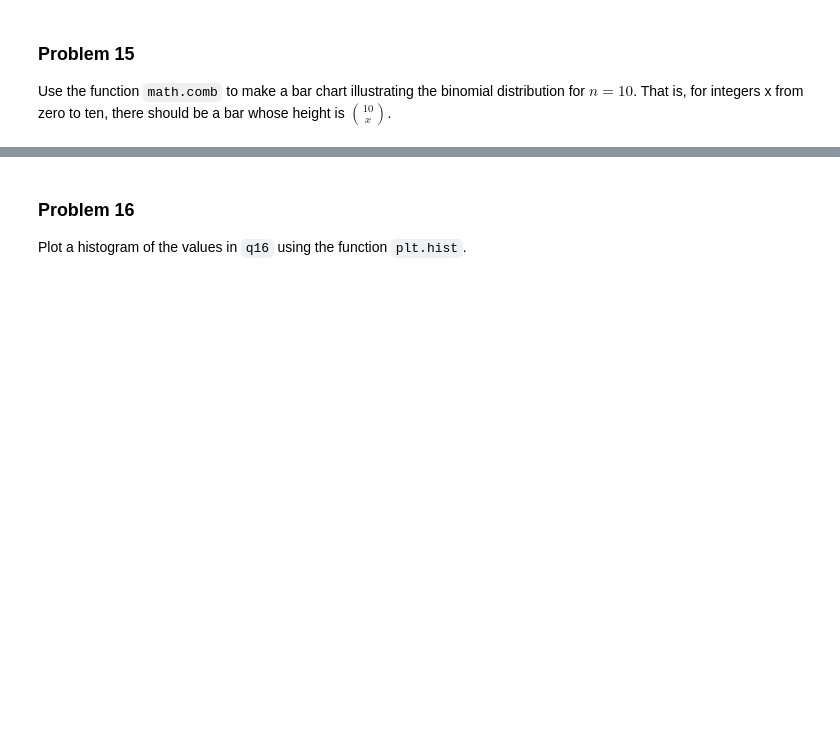
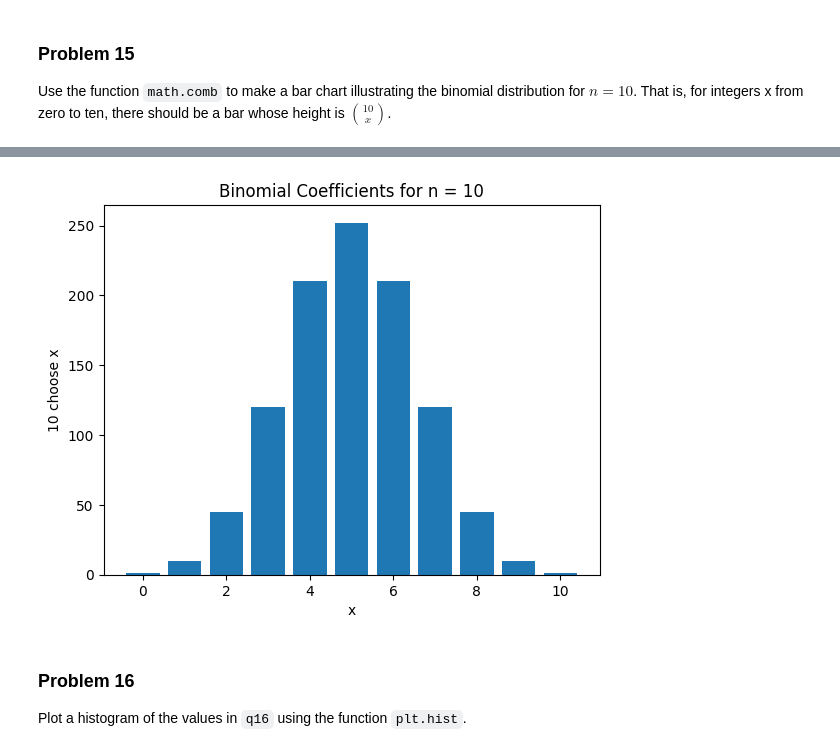
Before and after one commit to JCameronH/dx602-homework-05, a Jupyter notebook: homework.ipynb, the cells around one changed output, grey strips where cells are left out. Drawn from its saved outputs; the diff is of its cells as text; code cells hidden in the pictures; blank space fills up the shorter version.

```diff
--- a/homework.ipynb
+++ b/homework.ipynb
@@ -492,3 +493,22 @@ Ellipsis
+# %%
+# YOUR CHANGES HERE
+
+
+xs = list(range(11))
+
+
+ys = [math.comb(10, x) for x in xs]
+
+
+plt.bar(xs, ys)
+
+plt.title("Binomial Coefficients for n = 10")
+plt.xlabel("x")
+plt.ylabel("10 choose x")
+
+plt.show()
+# %% [output]
+[figure, added]
 # %% [markdown]
 ### Problem 16
 
```
Also changed, not shown: parts of 4 cells of this notebook.
